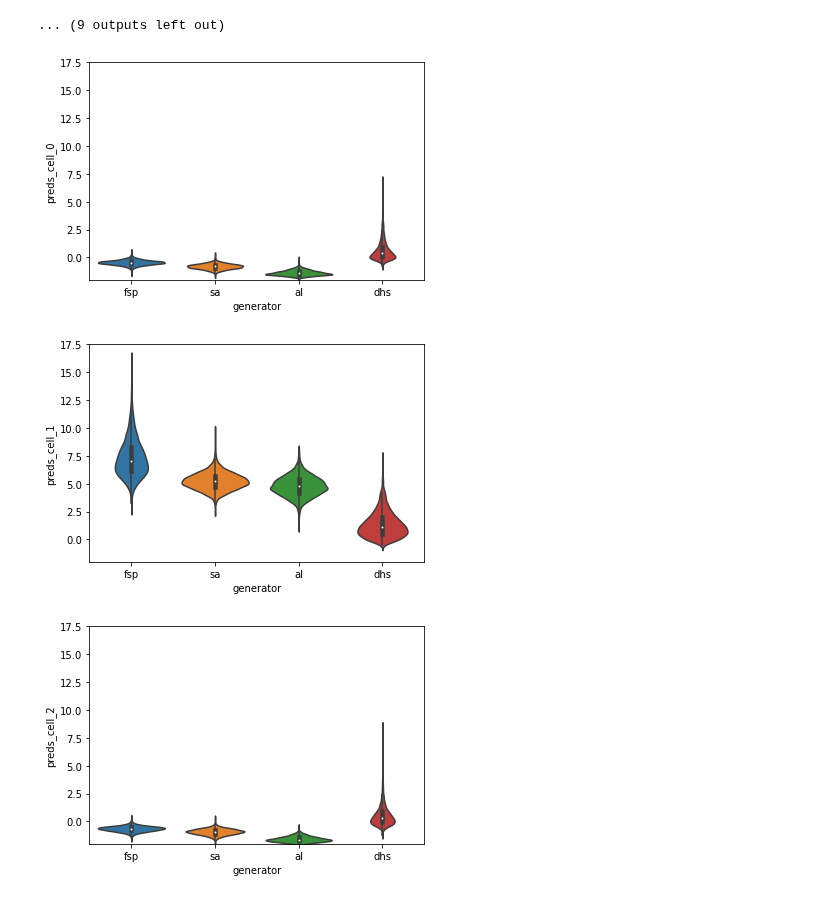
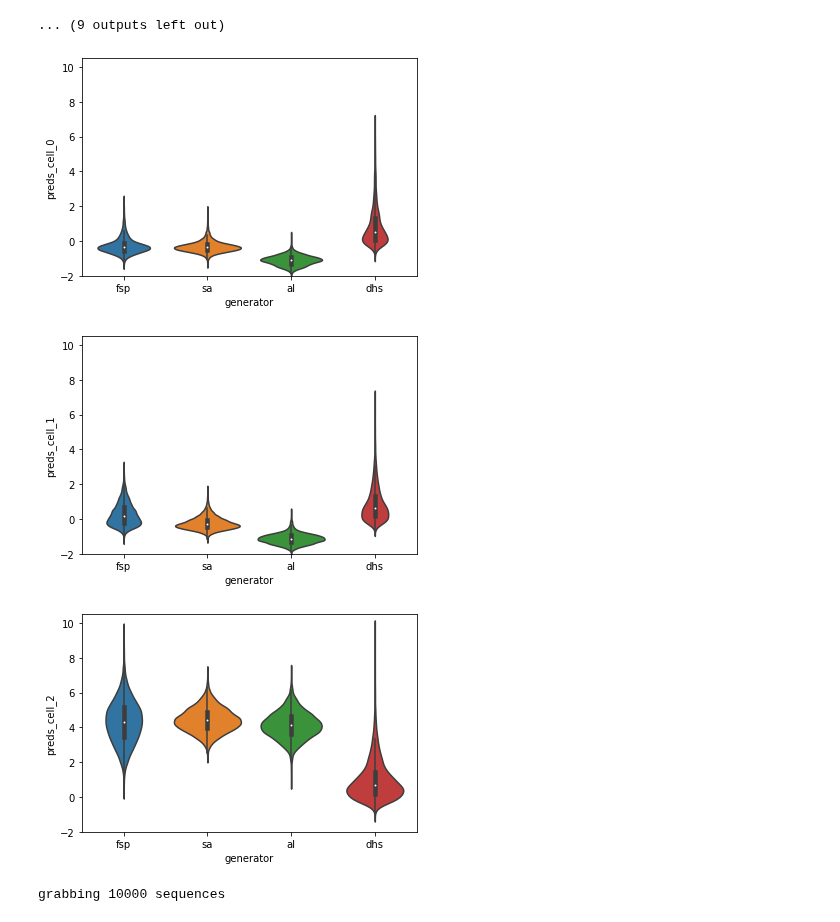
Before and after one commit to sjgosai/boda2, a Jupyter notebook: analysis/SG015__build_library_1/load_proposals.ipynb, the cells around one changed output. Drawn from its saved outputs; the diff is of its cells as text; code cells hidden in the pictures.

```diff
--- a/analysis/SG015__build_library_1/load_proposals.ipynb
+++ b/analysis/SG015__build_library_1/load_proposals.ipynb
@@ -327,30 +339,32 @@ Loaded model from 20211110_194934 in eval mode
 # %%
 all_data = pd.concat([sg_data,rc_data,sr_k562,sr_hepg2,sr_sknsh]).reset_index(drop=True)
 # %%
+pick_cell = 'sknsh'
+
 sns.violinplot(
-    data=all_data[ (all_data['penalty_round'] == 0) & (all_data['cell'] == 'hepg2') ],
+    data=all_data[ (all_data['penalty_round'] == 0) & (all_data['cell'] == pick_cell) ],
     x='generator',
     y='preds_cell_0'
 )
-plt.ylim(-2, 17.5)
+plt.ylim(-2, 10.5)
 plt.show()
 
 sns.violinplot(
-    data=all_data[ (all_data['penalty_round'] == 0) & (all_data['cell'] == 'hepg2') ],
+    data=all_data[ (all_data['penalty_round'] == 0) & (all_data['cell'] == pick_cell) ],
     x='generator',
     y='preds_cell_1'
 )
-plt.ylim(-2, 17.5)
+plt.ylim(-2, 10.5)
 plt.show()
 
 sns.violinplot(
-    data=all_data[ (all_data['penalty_round'] == 0) & (all_data['cell'] == 'hepg2') ],
+    data=all_data[ (all_data['penalty_round'] == 0) & (all_data['cell'] == pick_cell) ],
     x='generator',
     y='preds_cell_2'
 )
-plt.ylim(-2, 17.5)
+plt.ylim(-2, 10.5)
 plt.show()
 # %% [output]
-[figure, old version]
+[figure, new version]
-[figure, old version]
+[figure, new version]
-[figure, old version]
+[figure, new version]
@@ -391,3 +402,10 @@ def euclidean_distance(x, y, max_batch_size=1024, dtype=torch.float, device='cpu
             row.append(dist.type(dtype).to(device))
         matrix.append( torch.cat(row,dim=-1) )
     return torch.cat(matrix,dim=0)
+# %%
+slicer = (all_data['generator'] == 'dhs') & (all_data['cell'] == pick_cell)
+slicer = (all_data['generator'] == 'sa') & (all_data['cell'] == pick_cell) & (all_data['penalty_round'] == 0)
+
+print(f'grabbing {slicer.sum()} sequences')
+# %% [output]
+grabbing 10000 sequences
```
Also changed, not shown: parts of 5 cells of this notebook.
